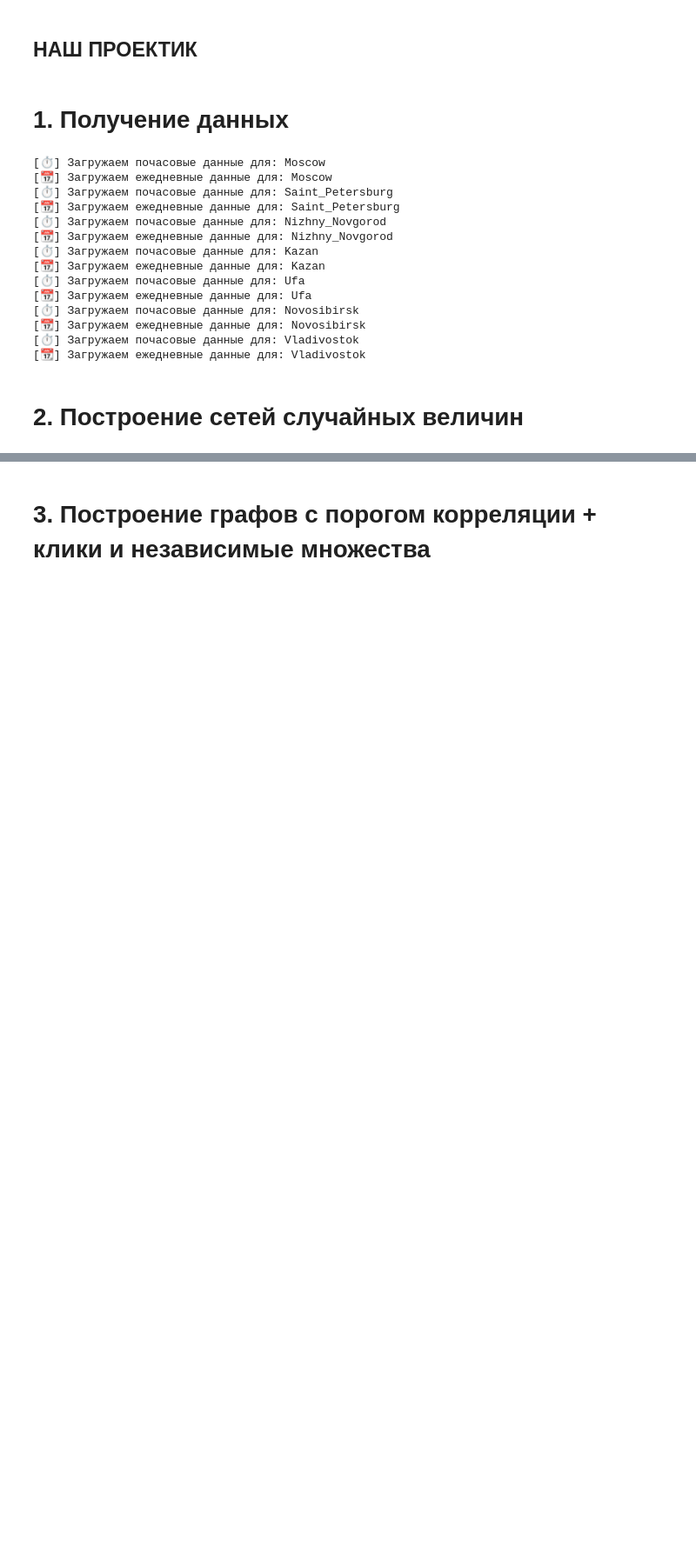
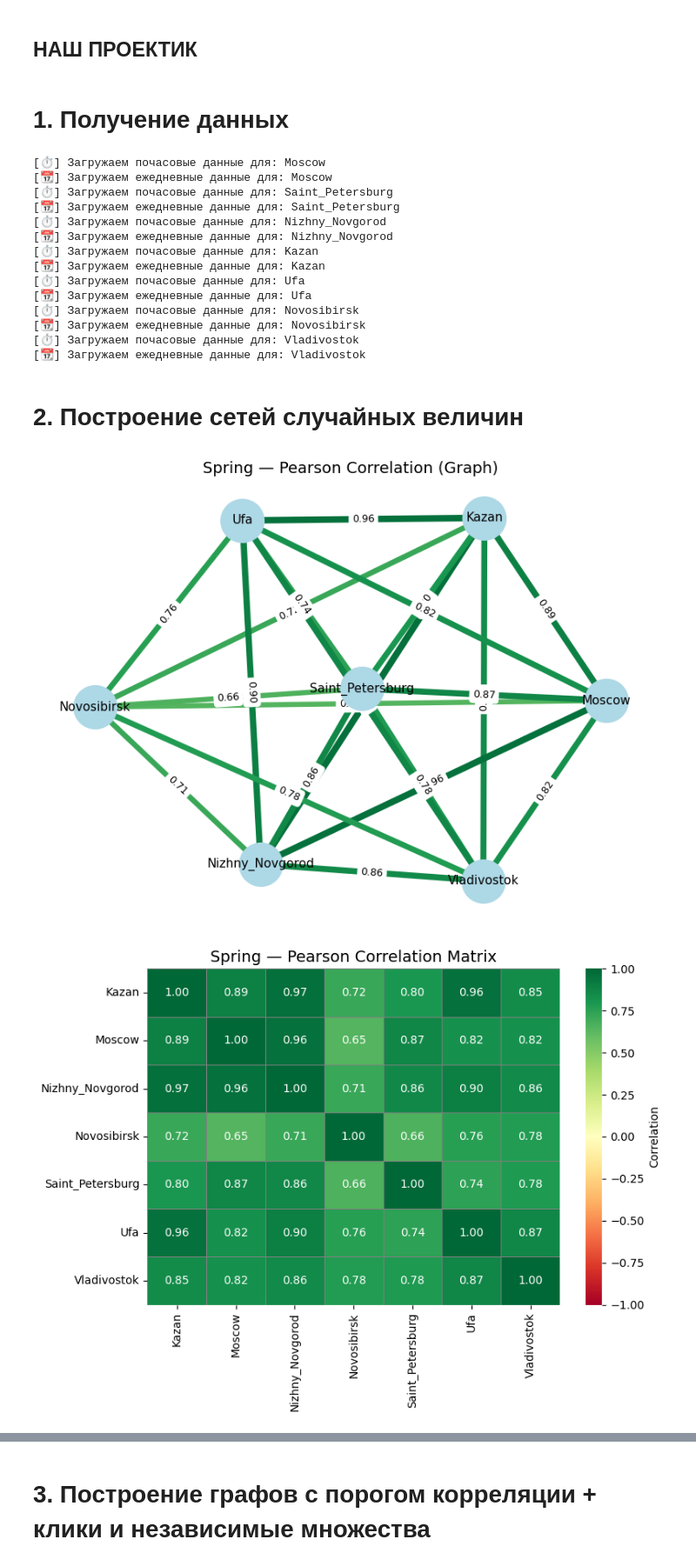
Before and after one commit to DanKolganov/HSE_proj, a Jupyter notebook: main.ipynb, the cells around one changed output, grey strips where cells are left out. Shown at 87% size. Cells and saved outputs as stored; diff of their text form; code cells hidden in the pictures; blank space fills up the shorter version.

```diff
--- a/main.ipynb
+++ b/main.ipynb
@@ -180,6 +180,13 @@ daily_graphs = build_correlation_graphs(df_daily_all, time_col='datetime')
 monthly_graphs = build_correlation_graphs(df_monthly_all.rename(columns={'month': 'datetime'}), time_col='datetime')
 # %%
 import matplotlib.pyplot as plt
+import networkx as nx
+import pandas as pd
+
+import matplotlib.pyplot as plt
+import networkx as nx
+import pandas as pd
+import seaborn as sns
 
 def draw_graph_for_season(graphs_dict, season='spring', method='pearson', threshold=None):
     G = graphs_dict.get((season, method))
@@ -190,31 +197,58 @@ def draw_graph_for_season(graphs_dict, season='spring', method='pearson', thresh
     pos = nx.spring_layout(G, seed=42)
 
     # Применим фильтр по порогу корреляции
     edges = [(u, v) for u, v, d in G.edges(data=True)
              if threshold is None or abs(d['weight']) >= threshold]
     if not edges:
         print(f"⚠️ Нет рёбер выше порога {threshold} для {season.title()}")
         return
 
     weights = [G[u][v]['weight'] for u, v in edges]
     abs_weights = [abs(w) for w in weights]
 
     # Цвета рёбер: от красного (-1) до зелёного (+1)
     edge_colors = [plt.cm.RdYlGn((w + 1) / 2) for w in weights]
     edge_labels = {(u, v): f"{G[u][v]['weight']:.2f}" for u, v in edges}
 
+    # Визуализация графа
     plt.figure(figsize=(8, 6))
     nx.draw_networkx_nodes(G, pos, node_color='lightblue', node_size=1500)
     nx.draw_networkx_labels(G, pos, font_size=11)
     nx.draw_networkx_edges(G, pos, edgelist=edges, edge_color=edge_colors,
                            width=[2 + 4 * w for w in abs_weights])
     nx.draw_networkx_edge_labels(G, pos, edge_labels=edge_labels, font_size=9)
 
-    plt.title(f"{season.title()} — {method.title()} Correlation", fontsize=14)
+    plt.title(f"{season.title()} — {method.title()} Correlation (Graph)", fontsize=14)
     plt.axis('off')
+    plt.tight_layout()
+    plt.show()
+
+    # Построение корреляционной матрицы
+    nodes = list(G.nodes)
+    corr_matrix = pd.DataFrame(index=nodes, columns=nodes, dtype=float)
+
+    for u in nodes:
+        for v in nodes:
+            if u == v:
+                corr_matrix.loc[u, v] = 1.0
+            elif G.has_edge(u, v):
+                corr_matrix.loc[u, v] = G[u][v]['weight']
+            elif G.has_edge(v, u):
+                corr_matrix.loc[u, v] = G[v][u]['weight']
+            else:
+                corr_matrix.loc[u, v] = None
+
+    # Визуализация тепловой карты
+    plt.figure(figsize=(8, 6))
+    sns.heatmap(corr_matrix.astype(float), annot=True, fmt=".2f", cmap='RdYlGn', vmin=-1, vmax=1,
+                linewidths=0.5, linecolor='gray', cbar_kws={"label": "Correlation"})
+    plt.title(f"{season.title()} — {method.title()} Correlation Matrix", fontsize=14)
     plt.tight_layout()
     plt.show()
 
     # Пример: сравнение по сезонам для дневных наблюдений
 draw_graph_for_season(daily_graphs, method='pearson')
 draw_graph_for_season(daily_graphs, method='kendall')
+# %% [output]
+[figure, added]
+[figure, added]
```
Also changed, not shown: parts of 6 cells of this notebook.
